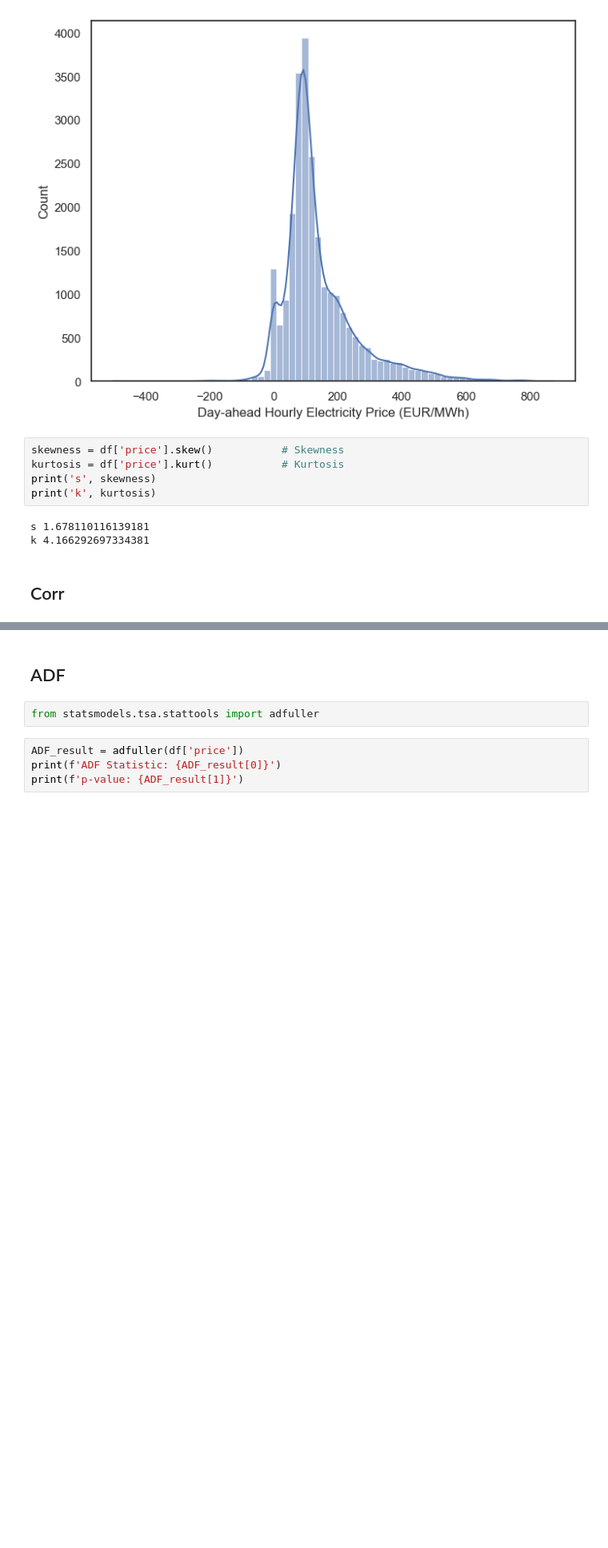
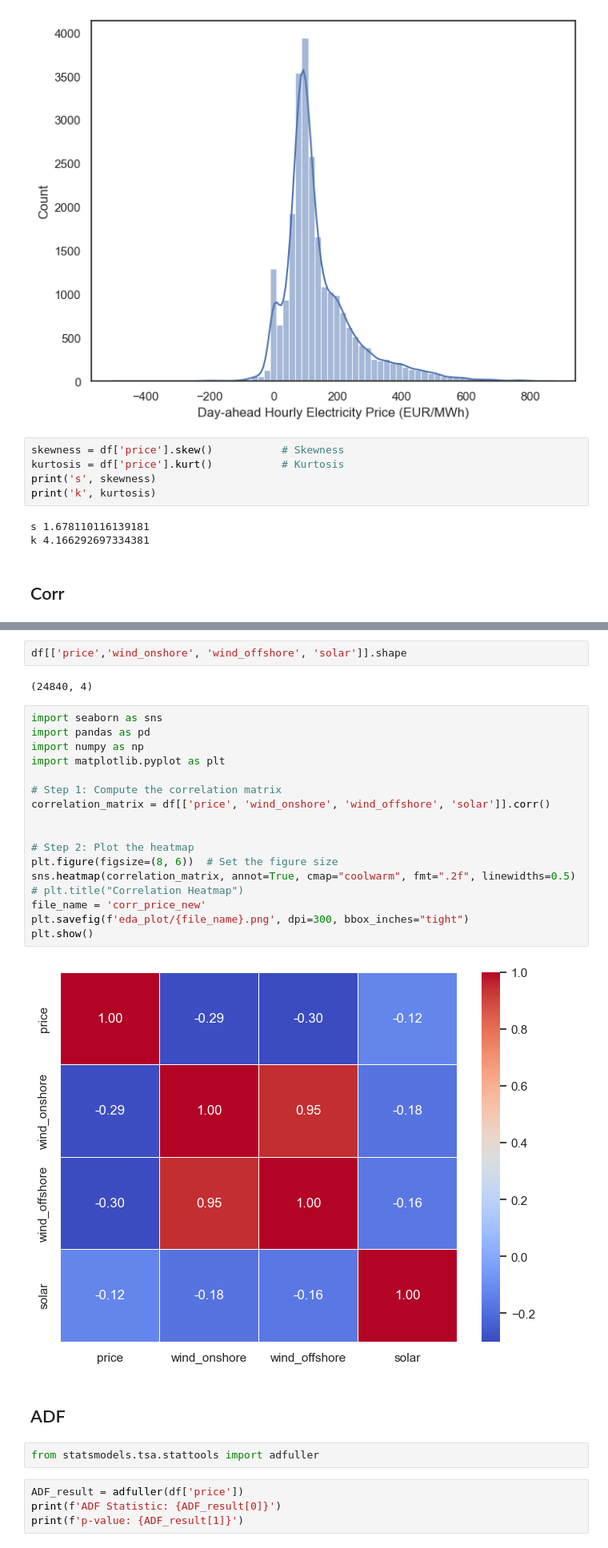
Before and after one commit to Celqaz/dutch_electricity_price_prediction, a Jupyter notebook: notebooks/T-EDA.ipynb, the cells around one changed output, grey strips where cells are left out. Shown at 80% size. Drawn from its saved outputs; the diff is of its cells as text; blank space fills up the shorter version.

```diff
--- a/notebooks/T-EDA.ipynb
+++ b/notebooks/T-EDA.ipynb
@@ -113,6 +116,29 @@ plt.savefig(f'eda_plot/{file_name}.png', dpi=300, bbox_inches="tight")
 plt.show()
 # %% [output]
 [figure]
+# %%
+df[['price','wind_onshore', 'wind_offshore', 'solar']].shape
+# %% [output]
+(24840, 4)
+# %%
+import seaborn as sns
+import pandas as pd
+import numpy as np
+import matplotlib.pyplot as plt
+
+# Step 1: Compute the correlation matrix
+correlation_matrix = df[['price', 'wind_onshore', 'wind_offshore', 'solar']].corr()
+
+
+# Step 2: Plot the heatmap
+plt.figure(figsize=(8, 6))  # Set the figure size
+sns.heatmap(correlation_matrix, annot=True, cmap="coolwarm", fmt=".2f", linewidths=0.5)
+# plt.title("Correlation Heatmap")
+file_name = 'corr_price_new'
+plt.savefig(f'eda_plot/{file_name}.png', dpi=300, bbox_inches="tight")
+plt.show()
+# %% [output]
+[figure, added]
 # %% [markdown]
 ## ADF
 # %%
```
Also changed, not shown: parts of 5 cells of this notebook, 4 other files.
